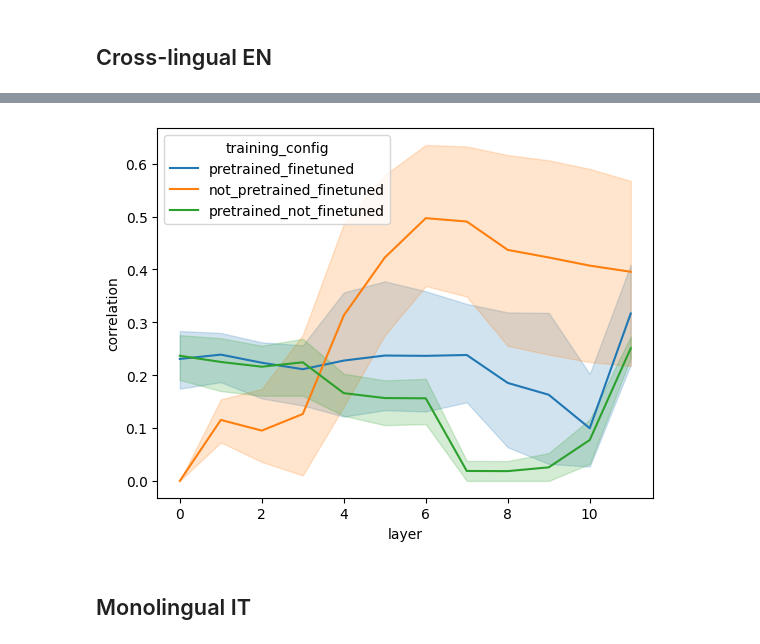
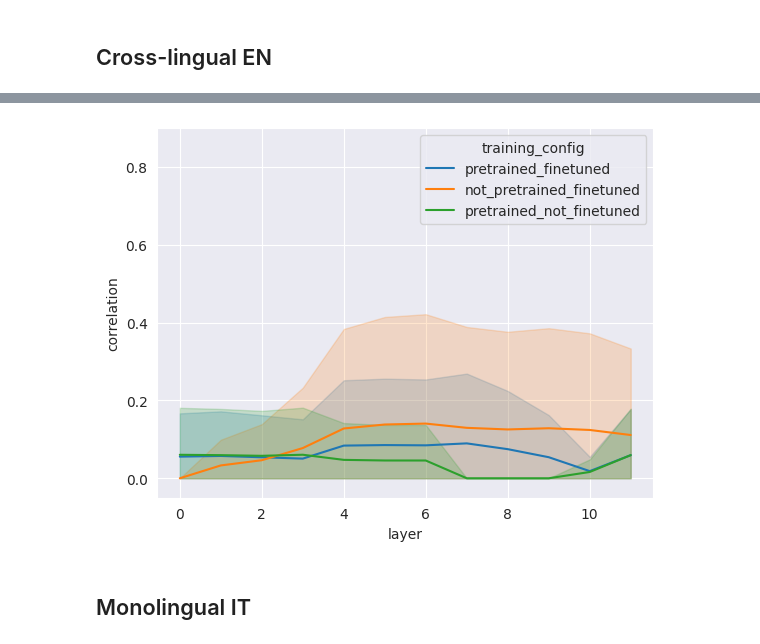
Before and after one commit to Andrew-Wyn/augmenting_nlms_meco, a Jupyter notebook: notebook/attention_correlation.ipynb, the cells around one changed output, grey strips where cells are left out. Drawn from its saved outputs; the diff is of its cells as text; code cells hidden in the pictures.

```diff
--- a/notebook/attention_correlation.ipynb
+++ b/notebook/attention_correlation.ipynb
@@ -8,14 +8,18 @@ warnings.simplefilter(action='ignore', category=FutureWarning)
 
 from anm.gaze_dataloader.dataset import _create_senteces_from_data
 from scipy.stats import spearmanr
+import matplotlib.pyplot as plt
 import seaborn as sns
 import pandas as pd
 import numpy as np
 import json
+sns.set_style('darkgrid')
 # %%
 method = 'alti'
 positive_corr = True
-eye_tracking_feature = 'dur'
+eye_tracking_feature = 'skip'
+# %%
+plots_out_dir = f'../output/attn_corr_plots/{method}/{eye_tracking_feature}'
 # %%
 def get_src_paths(language, method, language_mode):
     meco_data_dir = '../augmenting_nlms_meco_data/'
@@ -95,3 +130,4 @@ sns.lineplot(data=correlations_df, x='layer', y='correlation', hue='training_con
 # %%
 language = 'en'
 language_mode = 'cross_lingual'
+out_dir = os.path.join(plots_out_dir, language_mode, language)
@@ -98,9 +146,9 @@ language_mode = 'cross_lingual'
 # %%
-eye_tracking_dir, attention_dir = get_src_paths(language, method, language_mode)
-correlations_df = compute_correlations_df(attention_dir, eye_tracking_dir)
+plt.ylim(-0.05, 0.9)
 sns.lineplot(data=correlations_df, x='layer', y='correlation', hue='training_config');
+plt.savefig(os.path.join(out_dir, f'users_mean.png'))
 # %% [output]
-[figure, old version]
+[figure, new version]
 # %% [markdown]
 ## Monolingual IT
 # %%
```
Also changed, not shown: parts of 17 cells of this notebook.
